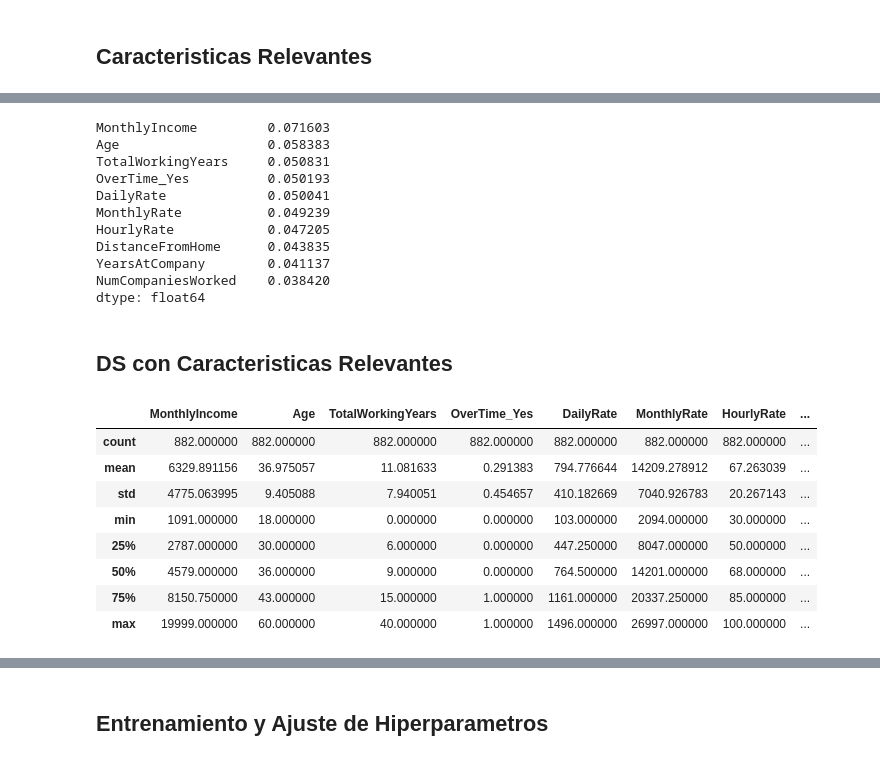
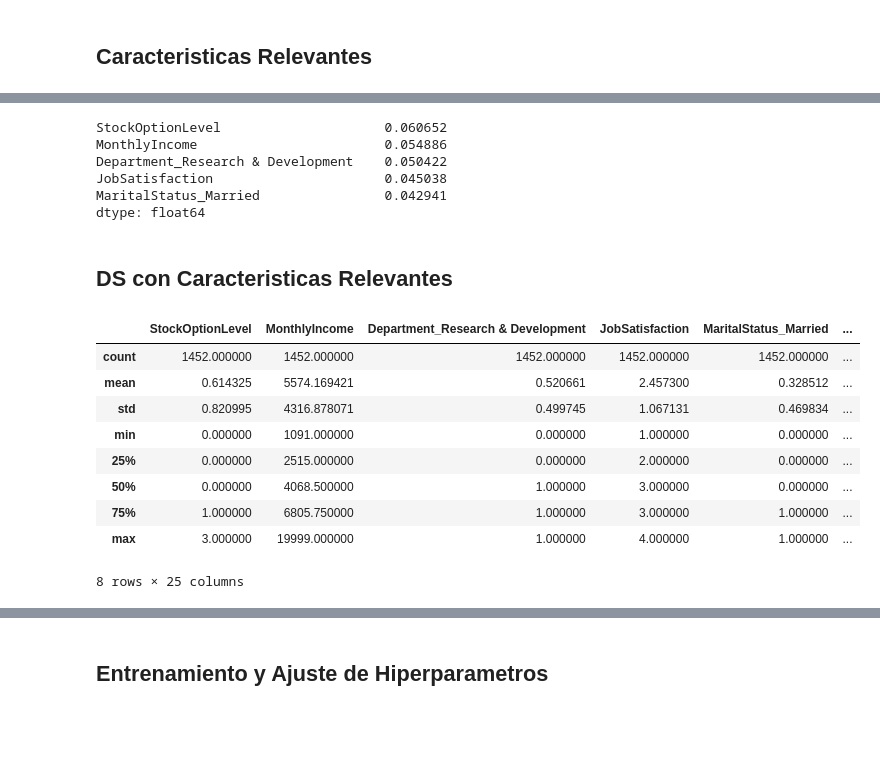
Before and after one commit to martinfarrera/IBM_HR_Analytics, a Jupyter notebook: IBM_HR.ipynb, the cells around one changed output, grey strips where cells are left out. Cells and saved outputs as stored; diff of their text form; code cells hidden in the pictures; blank space fills up the shorter version.

```diff
--- a/IBM_HR.ipynb
+++ b/IBM_HR.ipynb
@@ -377,20 +474,18 @@ X_test, y_test = remove_labels(test_set, 'Attrition')
 Se decide usar modelos de ML por la cantidad de ejemplares con los que se cuenta.
 # %%
 n_modelos = [
-    "Linear SVM",
     "RMV SVM",
     "Poly SVM",
     "Random Forest 8",
     "KNN 15",
     "Bernoulli",
-    "Gaussian"
+    "Gaussian",
 ]
 
 modelos = [
-    SVC(kernel="linear"),
     SVC(kernel="rbf"),
     SVC(kernel="poly"),
-    RandomForestClassifier(max_depth=8, n_estimators=10),
+    RandomForestClassifier(max_depth=85, n_estimators=493),
     KNeighborsClassifier(15),
     BernoulliNB(),
     GaussianNB()
@@ -402,13 +497,13 @@ for indice, clf in enumerate(modelos):
   print(n_modelos[indice])
   # ==== VALIDATION ====
   y_val_pred = clf.predict(X_val)
-  f1_val = f1_score(y_val, y_val_pred, pos_label='No')
-  print("F1 Validation Set: ", f1_val)
+  f1_val = f1_score(y_val, y_val_pred, pos_label=0)
   # ======= TEST =======
   y_test_pred = clf.predict(X_test)
-  f1_test = f1_score(y_test, y_test_pred, pos_label='No')
+  f1_test = f1_score(y_test, y_test_pred, pos_label=0)
+  # ====== PUNTAJE ======
+  print("F1 Validation Set: ", f1_val)
   print("F1 Test Set: ", f1_test)
-  # ======= FIT ========
   print("FIT:", f1_val - f1_test)
   print("\n==========\n")
 # %% [output]
@@ -438,14 +533,14 @@ Se toma la decisión de un modelo Random Forest por tener la menor discrepancia
 ## Entrenamiento y Ajuste de Hiperparametros
 # %%
 param_rmd = {
-        'n_estimators': randint(low=1, high=200),
-        'max_depth': randint(low=8, high=50),
+        'max_depth': randint(low=10, high=170),
+        'n_estimators': randint(low=300, high=600)
     }
 
 rnd_clf = RandomForestClassifier(n_jobs=-1)
 
 rnd_search = RandomizedSearchCV(rnd_clf, param_distributions=param_rmd,
-                                n_iter=50, cv=2, scoring='f1')
+                                n_iter=50, random_state=42, scoring='f1')
 
 rnd_search.fit(X_train, y_train)
 # %% [output]
@@ -532,36 +616,32 @@ array([0.05838341, 0.05004099, 0.04383517, 0.02000339, 0.02440487,
 # %%
 ls_f_import = {name: score for name, score in zip(list(X_df), f_import)}
 ls_f_import_sort = pd.Series(ls_f_import).sort_values(ascending=False)
-ls_f_import_sort.head(10)
+ls_f_import_sort.head(5)
 # %% [output]
-MonthlyIncome         0.071603
-Age                   0.058383
-TotalWorkingYears     0.050831
-OverTime_Yes          0.050193
-DailyRate             0.050041
-MonthlyRate           0.049239
-HourlyRate            0.047205
-DistanceFromHome      0.043835
-YearsAtCompany        0.041137
-NumCompaniesWorked    0.038420
+StockOptionLevel                     0.060652
+MonthlyIncome                        0.054886
+Department_Research & Development    0.050422
+JobSatisfaction                      0.045038
+MaritalStatus_Married                0.042941
 dtype: float64
 # %% [markdown]
 ## DS con Caracteristicas Relevantes
 # %%
-columns = list(ls_f_import_sort.head(10).index)
+columns = list(ls_f_import_sort.head(25).index)
 # %%
 X_train_reduce = X_train[columns].copy()
 X_val_reduce = X_val[columns].copy()
 X_test_reduce = X_test[columns].copy()
 # %%
-X_train_reduce.describe()
+X_train_reduce.describe(include='all')
 # %% [output]
-|  | MonthlyIncome | Age | TotalWorkingYears | OverTime_Yes | DailyRate | MonthlyRate | HourlyRate | ... |
-| count | 882.000000 | 882.000000 | 882.000000 | 882.000000 | 882.000000 | 882.000000 | 882.000000 | ... |
-| mean | 6329.891156 | 36.975057 | 11.081633 | 0.291383 | 794.776644 | 14209.278912 | 67.263039 | ... |
-| std | 4775.063995 | 9.405088 | 7.940051 | 0.454657 | 410.182669 | 7040.926783 | 20.267143 | ... |
-| min | 1091.000000 | 18.000000 | 0.000000 | 0.000000 | 103.000000 | 2094.000000 | 30.000000 | ... |
-| 25% | 2787.000000 | 30.000000 | 6.000000 | 0.000000 | 447.250000 | 8047.000000 | 50.000000 | ... |
-| 50% | 4579.000000 | 36.000000 | 9.000000 | 0.000000 | 764.500000 | 14201.000000 | 68.000000 | ... |
-| 75% | 8150.750000 | 43.000000 | 15.000000 | 1.000000 | 1161.000000 | 20337.250000 | 85.000000 | ... |
-| max | 19999.000000 | 60.000000 | 40.000000 | 1.000000 | 1496.000000 | 26997.000000 | 100.000000 | ... |
+|  | StockOptionLevel | MonthlyIncome | Department_Research & Development | JobSatisfaction | MaritalStatus_Married | ... |
+| count | 1452.000000 | 1452.000000 | 1452.000000 | 1452.000000 | 1452.000000 | ... |
+| mean | 0.614325 | 5574.169421 | 0.520661 | 2.457300 | 0.328512 | ... |
+| std | 0.820995 | 4316.878071 | 0.499745 | 1.067131 | 0.469834 | ... |
+| min | 0.000000 | 1091.000000 | 0.000000 | 1.000000 | 0.000000 | ... |
+| 25% | 0.000000 | 2515.000000 | 0.000000 | 2.000000 | 0.000000 | ... |
+| 50% | 0.000000 | 4068.500000 | 1.000000 | 3.000000 | 0.000000 | ... |
+| 75% | 1.000000 | 6805.750000 | 1.000000 | 3.000000 | 1.000000 | ... |
+| max | 3.000000 | 19999.000000 | 1.000000 | 4.000000 | 1.000000 | ... |
+8 rows × 25 columns
```
Also changed, not shown: parts of 47 cells of this notebook.
